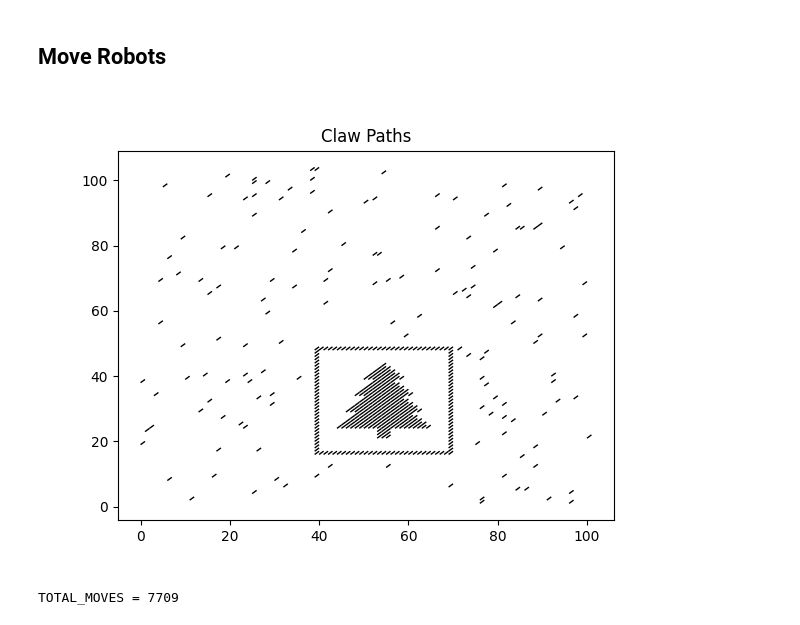
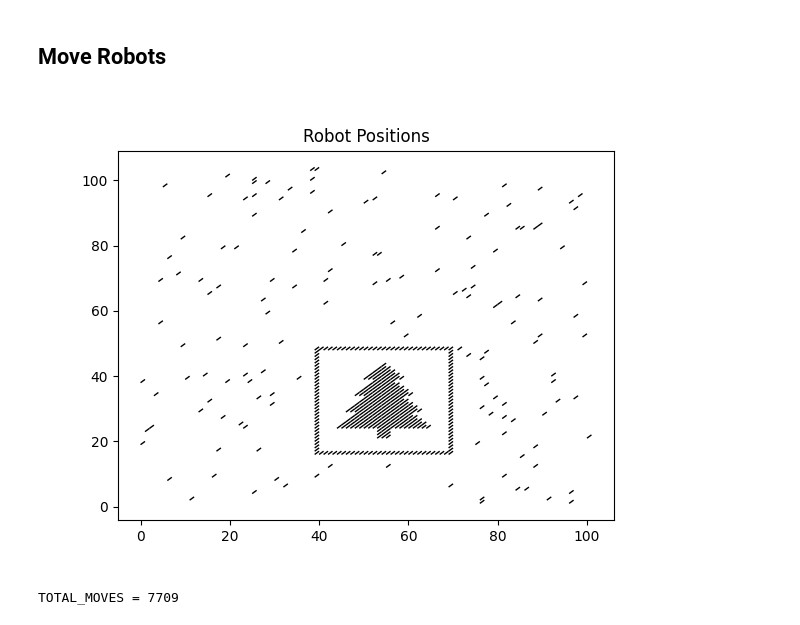
Before and after one commit to rgtodd/aoc2024, a Jupyter notebook: Day 14 Problem 2.ipynb, the cells around one changed output. Saved outputs shown, nothing was run; the diff lists cells and outputs as text; code cells hidden in the pictures.

```diff
--- a/Day 14 Problem 2.ipynb
+++ b/Day 14 Problem 2.ipynb
@@ -101,33 +101,33 @@ def matches_pattern():
 
 
 # Move the robots until a potential pattern has been found.
 #
 while True:
     TOTAL_MOVES += 1
     for robot in ROBOTS:
         robot.move(1)
 
     if matches_pattern():
         break
 
 for robot in ROBOTS:
 
     x = robot._p_x
     y = LOBBY_HEIGHT - robot._p_y
     vertices = [(x, y), (x + 1, y + 1)]
     codes = [Path.MOVETO] + [Path.LINETO]
 
     path = Path(vertices, codes)
     pathpatch = PathPatch(path, facecolor="none", edgecolor="black")
     axis.add_patch(pathpatch)
 
-axis.set_title("Claw Paths")
+axis.set_title("Robot Positions")
 
 axis.autoscale_view()
 
 plt.show()
 
 print(f"TOTAL_MOVES = {TOTAL_MOVES}")
 # %% [output]
-[figure, old version]
+[figure, new version]
 TOTAL_MOVES = 7709
```
